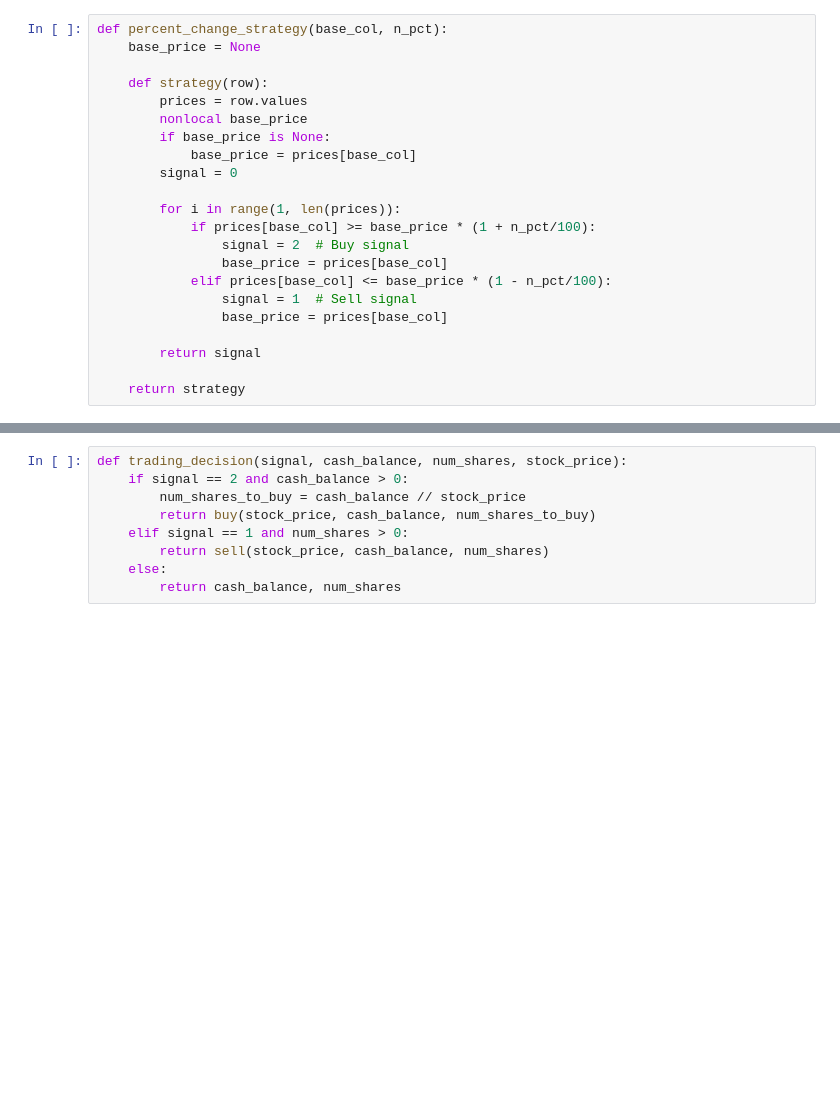
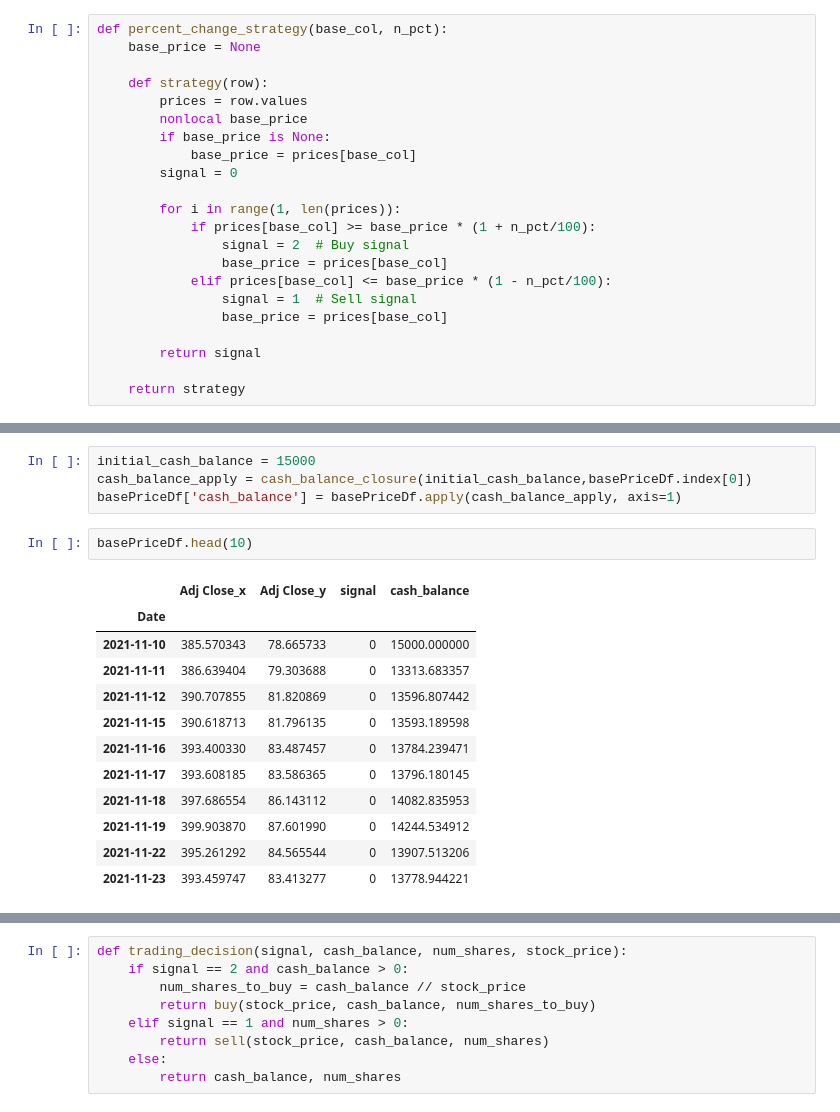
Before and after one commit to nosignal00/researchSpace, a Jupyter notebook: MultiAccountStrategy/backTestingWithChatGPT.ipynb, the cells around one changed output, grey strips where cells are left out. Drawn from its saved outputs; the diff is of its cells as text; blank space fills up the shorter version.

```diff
--- a/MultiAccountStrategy/backTestingWithChatGPT.ipynb
+++ b/MultiAccountStrategy/backTestingWithChatGPT.ipynb
@@ -89,0 +185,19 @@ def percent_change_strategy(base_col, n_pct):
+# %%
+initial_cash_balance = 15000
+cash_balance_apply = cash_balance_closure(initial_cash_balance,basePriceDf.index[0])
+basePriceDf['cash_balance'] = basePriceDf.apply(cash_balance_apply, axis=1)
+# %%
+basePriceDf.head(10)
+# %% [output]
+|  | Adj Close_x | Adj Close_y | signal | cash_balance |
+| Date |  |  |  |  |
+| 2021-11-10 | 385.570343 | 78.665733 | 0 | 15000.000000 |
+| 2021-11-11 | 386.639404 | 79.303688 | 0 | 13313.683357 |
+| 2021-11-12 | 390.707855 | 81.820869 | 0 | 13596.807442 |
+| 2021-11-15 | 390.618713 | 81.796135 | 0 | 13593.189598 |
+| 2021-11-16 | 393.400330 | 83.487457 | 0 | 13784.239471 |
+| 2021-11-17 | 393.608185 | 83.586365 | 0 | 13796.180145 |
+| 2021-11-18 | 397.686554 | 86.143112 | 0 | 14082.835953 |
+| 2021-11-19 | 399.903870 | 87.601990 | 0 | 14244.534912 |
+| 2021-11-22 | 395.261292 | 84.565544 | 0 | 13907.513206 |
+| 2021-11-23 | 393.459747 | 83.413277 | 0 | 13778.944221 |
```
Also changed, not shown: parts of 37 cells of this notebook.
